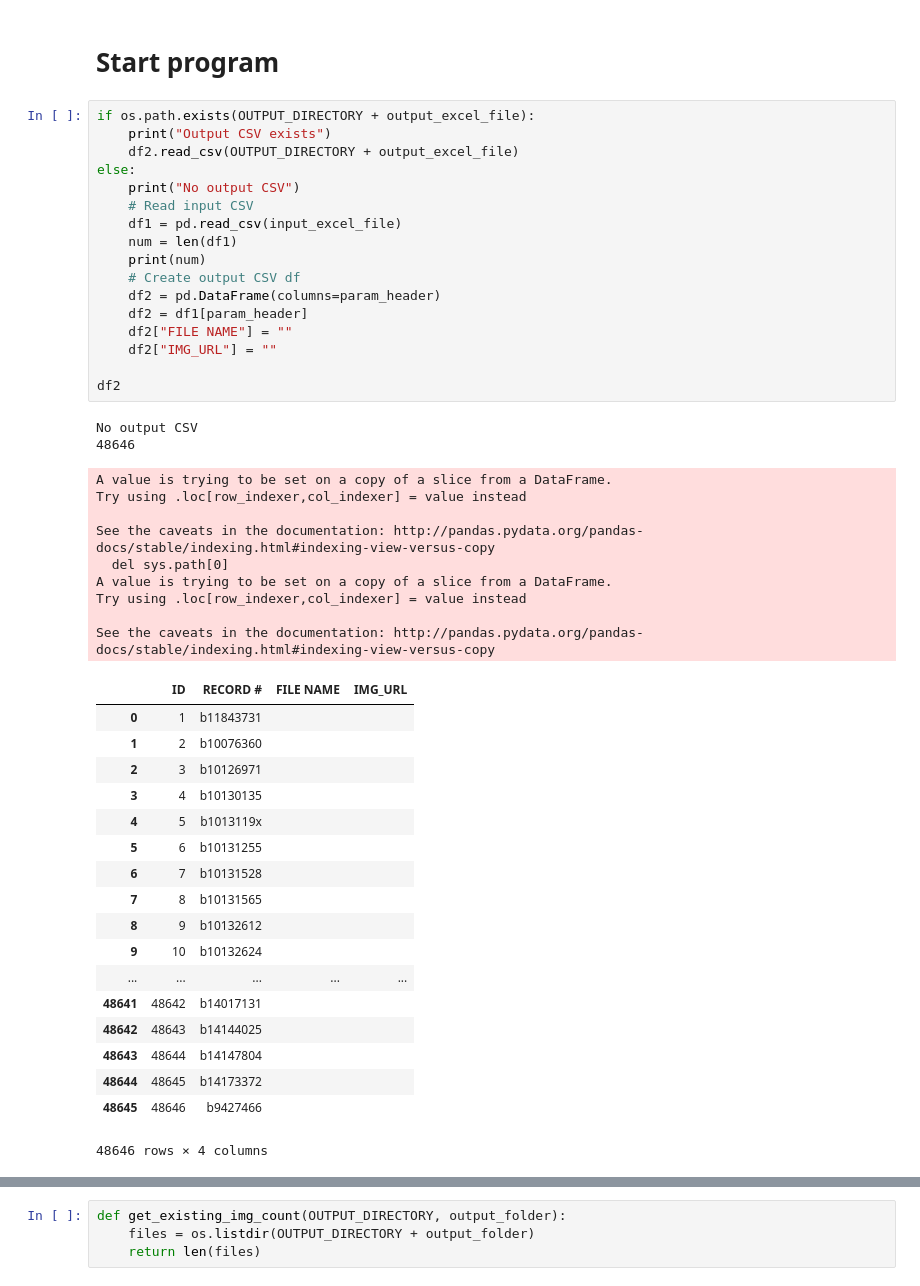
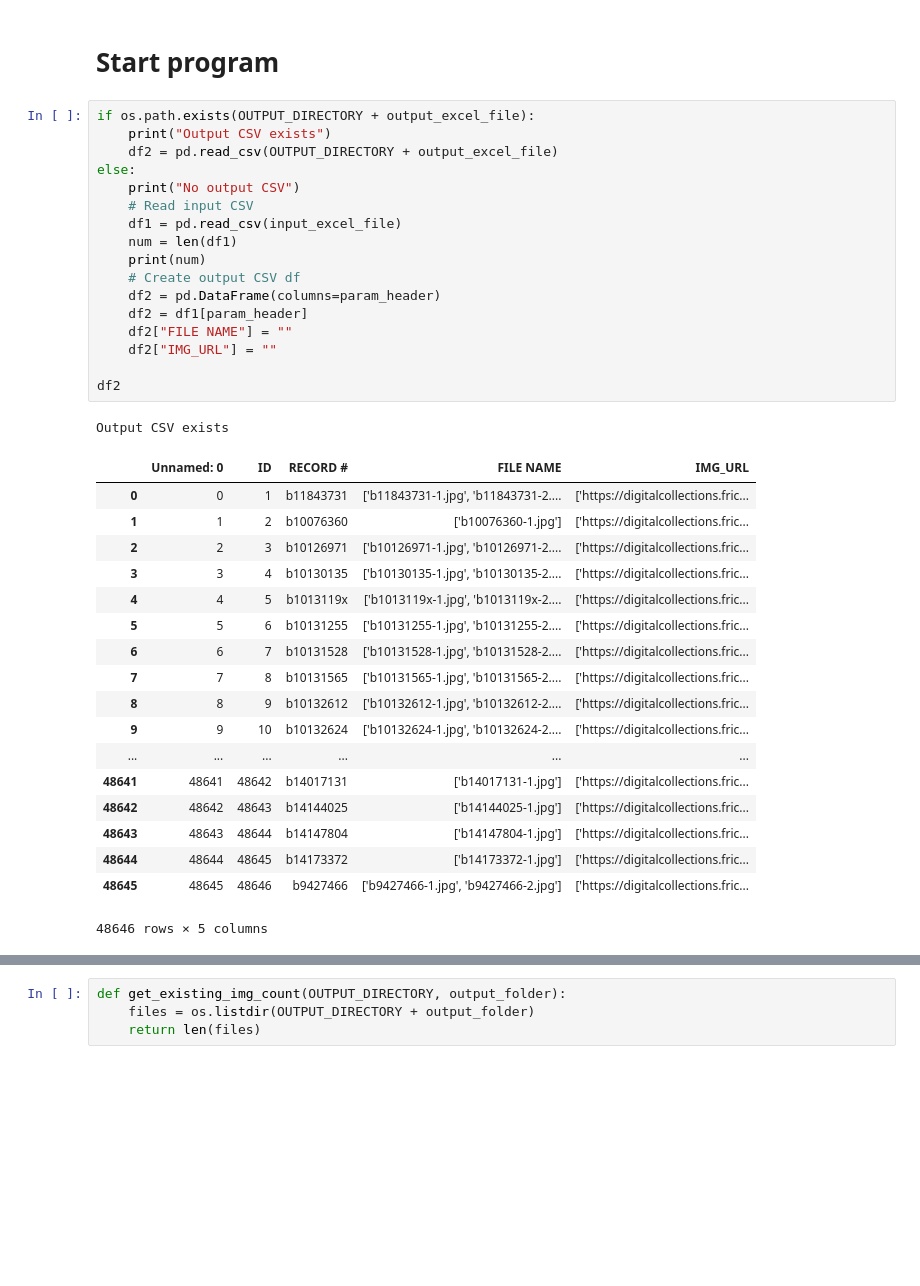
Before and after one commit to QinyiZhu/WebImageScraper, a Jupyter notebook: src/scraper_frick.ipynb, the cells around one changed output, grey strips where cells are left out. Saved outputs shown, nothing was run; the diff lists cells and outputs as text; blank space fills up the shorter version.

```diff
--- a/src/scraper_frick.ipynb
+++ b/src/scraper_frick.ipynb
@@ -38,50 +39,40 @@ import hashlib
 # %%
 if os.path.exists(OUTPUT_DIRECTORY + output_excel_file):
     print("Output CSV exists")
-    df2.read_csv(OUTPUT_DIRECTORY + output_excel_file)
+    df2 = pd.read_csv(OUTPUT_DIRECTORY + output_excel_file)
 else:
     print("No output CSV")
     # Read input CSV
     df1 = pd.read_csv(input_excel_file)
     num = len(df1)
     print(num)
     # Create output CSV df
     df2 = pd.DataFrame(columns=param_header)
     df2 = df1[param_header]
     df2["FILE NAME"] = ""
     df2["IMG_URL"] = ""
 
 df2
 # %% [output]
-No output CSV
-48646
+Output CSV exists
+|  | Unnamed: 0 | ID | RECORD # | FILE NAME | IMG_URL |
+| 0 | 0 | 1 | b11843731 | ['b11843731-1.jpg', 'b11843731-2.... | ['https://digitalcollections.fric... |
+| 1 | 1 | 2 | b10076360 | ['b10076360-1.jpg'] | ['https://digitalcollections.fric... |
+| 2 | 2 | 3 | b10126971 | ['b10126971-1.jpg', 'b10126971-2.... | ['https://digitalcollections.fric... |
+| 3 | 3 | 4 | b10130135 | ['b10130135-1.jpg', 'b10130135-2.... | ['https://digitalcollections.fric... |
+| 4 | 4 | 5 | b1013119x | ['b1013119x-1.jpg', 'b1013119x-2.... | ['https://digitalcollections.fric... |
+| 5 | 5 | 6 | b10131255 | ['b10131255-1.jpg', 'b10131255-2.... | ['https://digitalcollections.fric... |
+| 6 | 6 | 7 | b10131528 | ['b10131528-1.jpg', 'b10131528-2.... | ['https://digitalcollections.fric... |
+| 7 | 7 | 8 | b10131565 | ['b10131565-1.jpg', 'b10131565-2.... | ['https://digitalcollections.fric... |
+| 8 | 8 | 9 | b10132612 | ['b10132612-1.jpg', 'b10132612-2.... | ['https://digitalcollections.fric... |
+| 9 | 9 | 10 | b10132624 | ['b10132624-1.jpg', 'b10132624-2.... | ['https://digitalcollections.fric... |
+| ... | ... | ... | ... | ... | ... |
+| 48641 | 48641 | 48642 | b14017131 | ['b14017131-1.jpg'] | ['https://digitalcollections.fric... |
+| 48642 | 48642 | 48643 | b14144025 | ['b14144025-1.jpg'] | ['https://digitalcollections.fric... |
+| 48643 | 48643 | 48644 | b14147804 | ['b14147804-1.jpg'] | ['https://digitalcollections.fric... |
+| 48644 | 48644 | 48645 | b14173372 | ['b14173372-1.jpg'] | ['https://digitalcollections.fric... |
+| 48645 | 48645 | 48646 | b9427466 | ['b9427466-1.jpg', 'b9427466-2.jpg'] | ['https://digitalcollections.fric... |
-A value is trying to be set on a copy of a slice from a DataFrame.
-Try using .loc[row_indexer,col_indexer] = value instead
-
-See the caveats in the documentation: http://pandas.pydata.org/pandas-docs/stable/indexing.html#indexing-view-versus-copy
-  del sys.path[0]
-A value is trying to be set on a copy of a slice from a DataFrame.
-Try using .loc[row_indexer,col_indexer] = value instead
-
-See the caveats in the documentation: http://pandas.pydata.org/pandas-docs/stable/indexing.html#indexing-view-versus-copy
+48646 rows × 5 columns
-|  | ID | RECORD # | FILE NAME | IMG_URL |
-| 0 | 1 | b11843731 |  |  |
-| 1 | 2 | b10076360 |  |  |
-| 2 | 3 | b10126971 |  |  |
-| 3 | 4 | b10130135 |  |  |
-| 4 | 5 | b1013119x |  |  |
-| 5 | 6 | b10131255 |  |  |
-| 6 | 7 | b10131528 |  |  |
-| 7 | 8 | b10131565 |  |  |
-| 8 | 9 | b10132612 |  |  |
-| 9 | 10 | b10132624 |  |  |
-| ... | ... | ... | ... | ... |
-| 48641 | 48642 | b14017131 |  |  |
-| 48642 | 48643 | b14144025 |  |  |
-| 48643 | 48644 | b14147804 |  |  |
-| 48644 | 48645 | b14173372 |  |  |
-| 48645 | 48646 | b9427466 |  |  |
-48646 rows × 4 columns
 # %%
 # Start selenium
 driver = webdriver.Chrome('../chromedriver')
```
Also changed, not shown: parts of 27 cells of this notebook, 1 other file.
